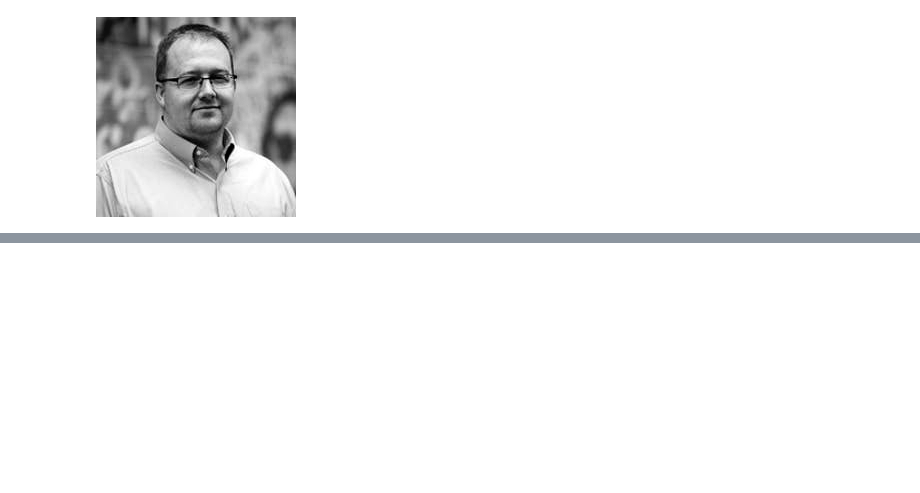
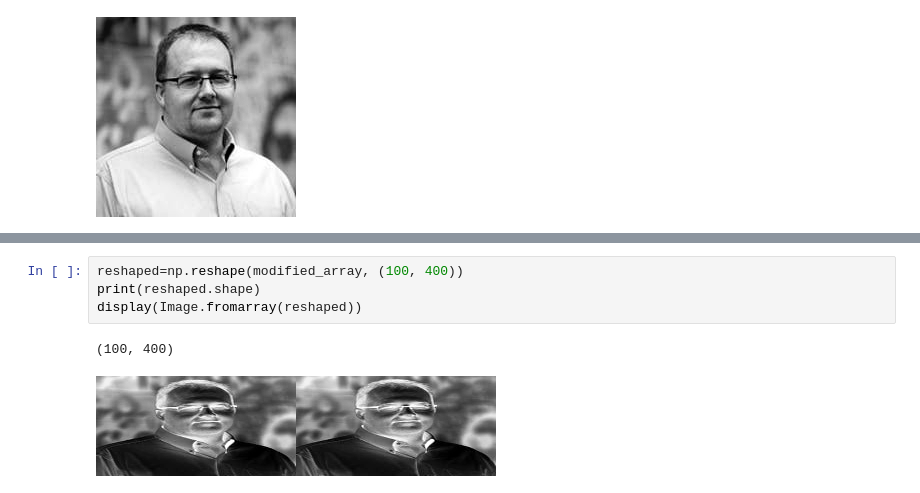
Before and after one commit to kaue-souza7/datascience-um, a Jupyter notebook: Module1/aula07.ipynb, the cells around one changed output, grey strips where cells are left out. Cells and saved outputs as stored; diff of their text form; blank space fills up the shorter version.

```diff
--- a/Module1/aula07.ipynb
+++ b/Module1/aula07.ipynb
@@ -20,0 +61,7 @@ array([[118, 117, 118, ..., 103, 107, 110],
+# %%
+reshaped=np.reshape(modified_array, (100, 400))
+print(reshaped.shape)
+display(Image.fromarray(reshaped))
+# %% [output]
+(100, 400)
+[figure, added]
```
Also changed, not shown: parts of 5 cells of this notebook, 7 other files.
